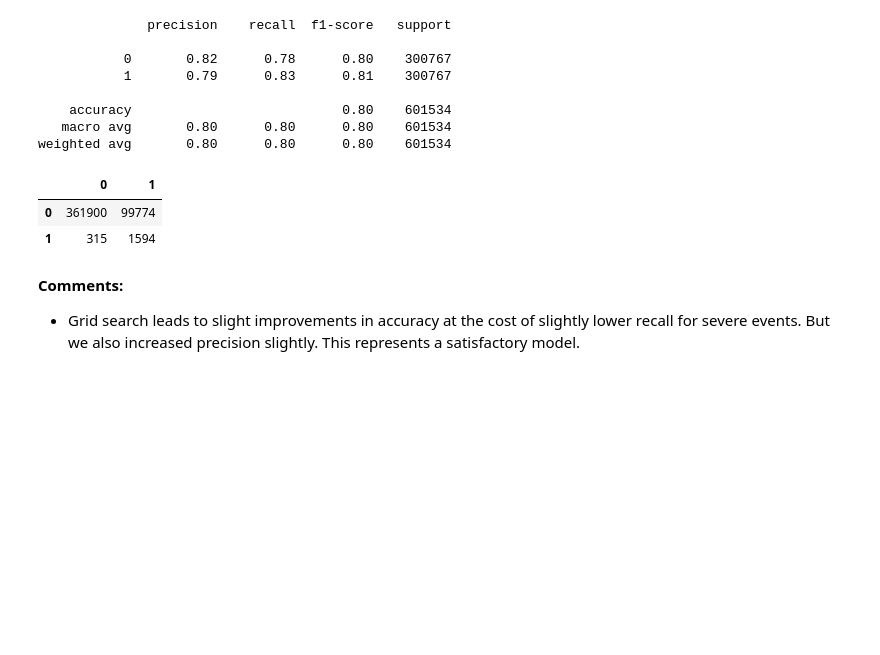
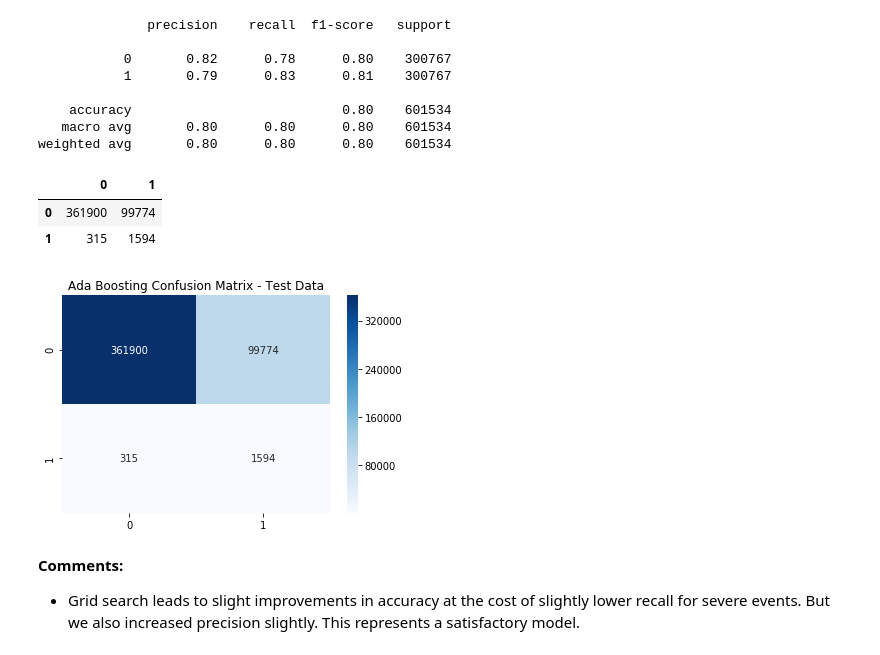
Before and after one commit to ju-kl/severe-weather-prediction, a Jupyter notebook: 04_damage_prediction.ipynb, the cells around one changed output. Saved outputs shown, nothing was run; the diff lists cells and outputs as text; code cells hidden in the pictures; blank space fills up the shorter version.

```diff
--- a/04_damage_prediction.ipynb
+++ b/04_damage_prediction.ipynb
@@ -1095,12 +1108,12 @@ print("The best parameters are:", ada_grid_search.best_params_)
 # save model to disk
 filename = 'models/damage_binary_ada_boosting_grid_search.sav'
 pickle.dump(ada_grid_search, open(filename, 'wb'))
-
-# load model from disk
-filename = 'models/damage_binary_ada_boosting_grid_search.sav'
-tst = pickle.load(open(filename, 'rb'))
 # %% [output]
 The best parameters are: {'n_estimators': 150, 'learning_rate': 1.0}
+# %%
+# load model from disk
+filename = 'models/damage_binary_ada_boosting_grid_search.sav'
+ada_grid_search = pickle.load(open(filename, 'rb'))
 # %%
 # make predictions on x_test
 y_pred_test_ada_bal = ada_grid_search.best_estimator_.predict(X_test)
@@ -1140,6 +1153,17 @@ pd.DataFrame(df, index=labels, columns=labels)
 |  | 0 | 1 |
 | 0 | 361900 | 99774 |
 | 1 | 315 | 1594 |
+# %%
+# test data Confusion Matrix
+cm = confusion_matrix(y_test, y_pred_test_ada_bal)
+
+# plotting heatmap confusion matrix
+sns.heatmap(cm, annot=True,
+                cmap='Blues',fmt="d").set_title(
+    'Ada Boosting Confusion Matrix - Test Data')
+plt.show()
+# %% [output]
+[figure, added]
 # %% [markdown]
 **Comments:**
 - Grid search leads to slight improvements in accuracy at the cost of slightly lower recall for severe events. But we also increased precision slightly. This represents a satisfactory model.
```
Also changed, not shown: parts of 9 cells of this notebook.
